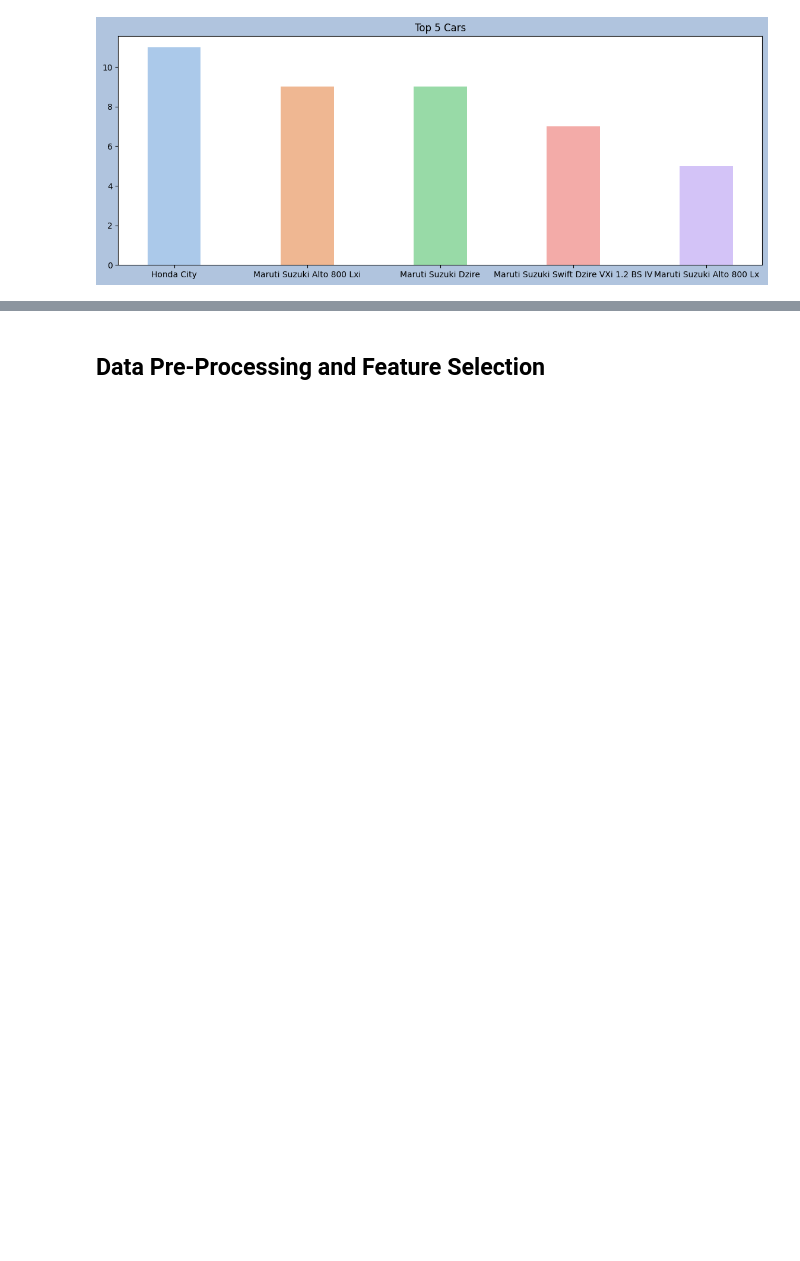
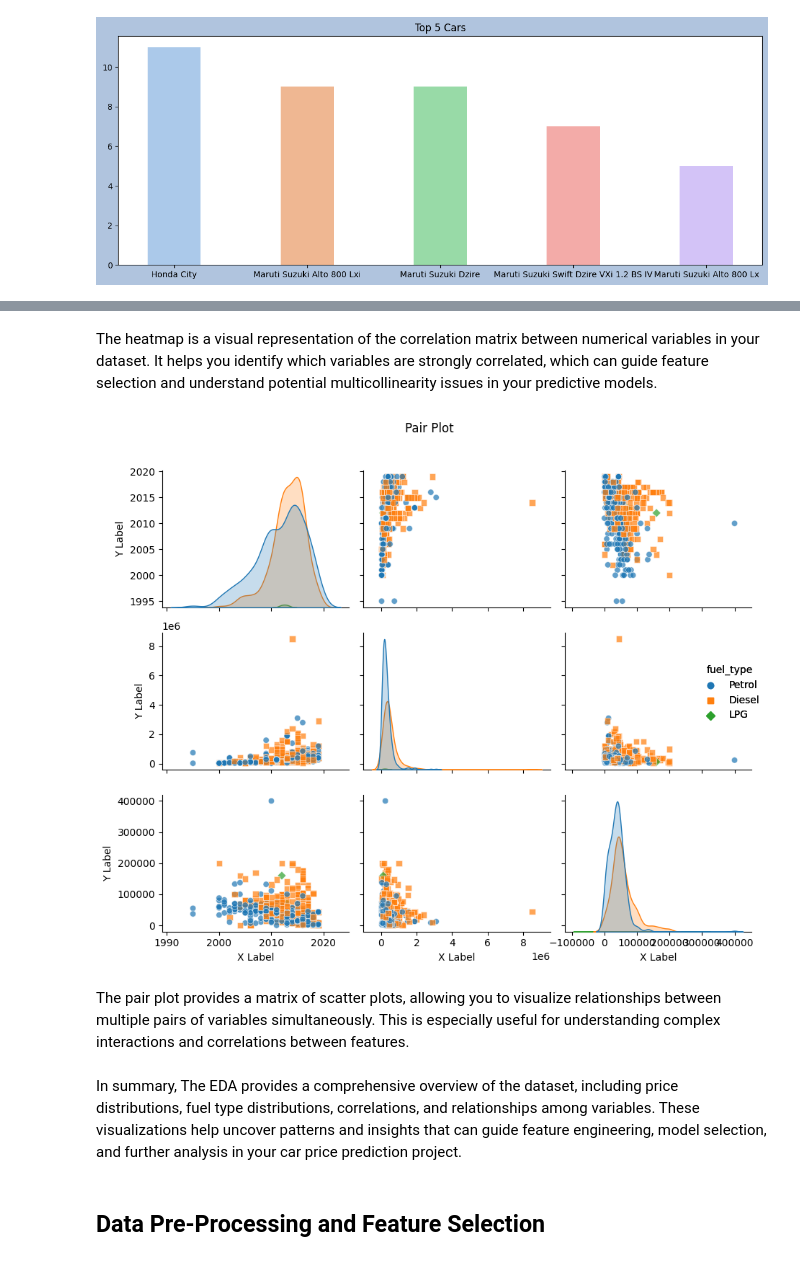
Before and after one commit to hmarathe420/Car_Price_Prediction, a Jupyter notebook: Car_Price_Prediction.ipynb, the cells around one changed output, grey strips where cells are left out. Saved outputs shown, nothing was run; the diff lists cells and outputs as text; code cells hidden in the pictures; blank space fills up the shorter version.

```diff
--- a/Car_Price_Prediction.ipynb
+++ b/Car_Price_Prediction.ipynb
@@ -270,2 +344,29 @@ plt.show()
+# %% [markdown]
+The heatmap is a visual representation of the correlation matrix between numerical variables in your dataset. It helps you identify which variables are strongly correlated, which can guide feature selection and understand potential multicollinearity issues in your predictive models.
+# %%
+# Create a pair plot using seaborn
+pairplot = sns.pairplot(df,
+                        hue="fuel_type",
+                        markers=["o", "s", "D"],
+                        diag_kind="kde",
+                        diag_kws={"shade": True},
+                        plot_kws={"alpha": 0.7},
+                        )
+
+# Customize the titles and labels
+pairplot.fig.suptitle("Pair Plot", y=1.02)
+pairplot.set(xlabel="X Label", ylabel="Y Label")
+
+# Customize the legend
+pairplot.add_legend()
+
+plt.tight_layout()
+plt.show()
+# %% [output]
+[figure, added]
+# %% [markdown]
+The pair plot provides a matrix of scatter plots, allowing you to visualize relationships between multiple pairs of variables simultaneously. This is especially useful for understanding complex interactions and correlations between features.
+# %% [markdown]
+In summary, The EDA provides a comprehensive overview of the dataset, including price distributions, fuel type distributions, correlations, and relationships among variables. These visualizations help uncover patterns and insights that can guide feature engineering, model selection, and further analysis in your car price prediction project.
 # %% [markdown]
 ## **Data Pre-Processing and Feature Selection**
```
Also changed, not shown: parts of 51 cells of this notebook.
